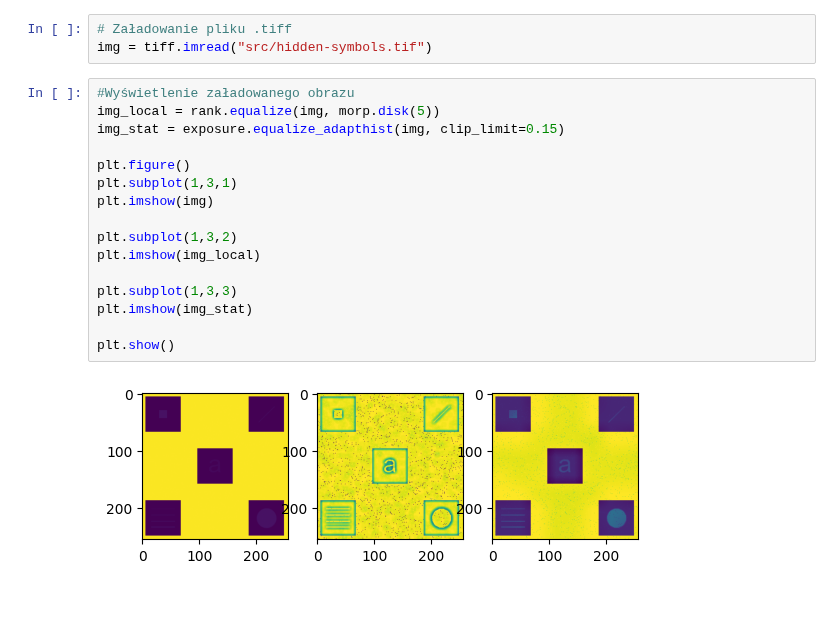
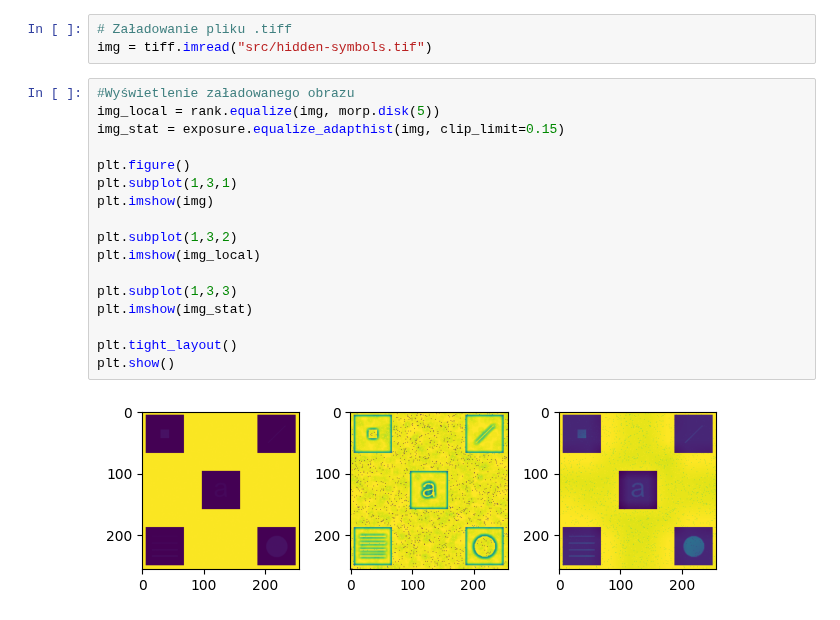
Before and after one commit to krysx7003/CPSO, a Jupyter notebook: Lab2/Cw8.ipynb, the cells around one changed output. Saved outputs shown, nothing was run; the diff lists cells and outputs as text.

```diff
--- a/Lab2/Cw8.ipynb
+++ b/Lab2/Cw8.ipynb
@@ -10,18 +10,19 @@ img = tiff.imread("src/hidden-symbols.tif")
 # %%
 #Wyświetlenie załadowanego obrazu
 img_local = rank.equalize(img, morp.disk(5))
 img_stat = exposure.equalize_adapthist(img, clip_limit=0.15)
 
 plt.figure()
 plt.subplot(1,3,1)
 plt.imshow(img)
 
 plt.subplot(1,3,2)
 plt.imshow(img_local)
 
 plt.subplot(1,3,3)
 plt.imshow(img_stat)
 
+plt.tight_layout()
 plt.show()
 # %% [output]
-[figure, old version]
+[figure, new version]
```
